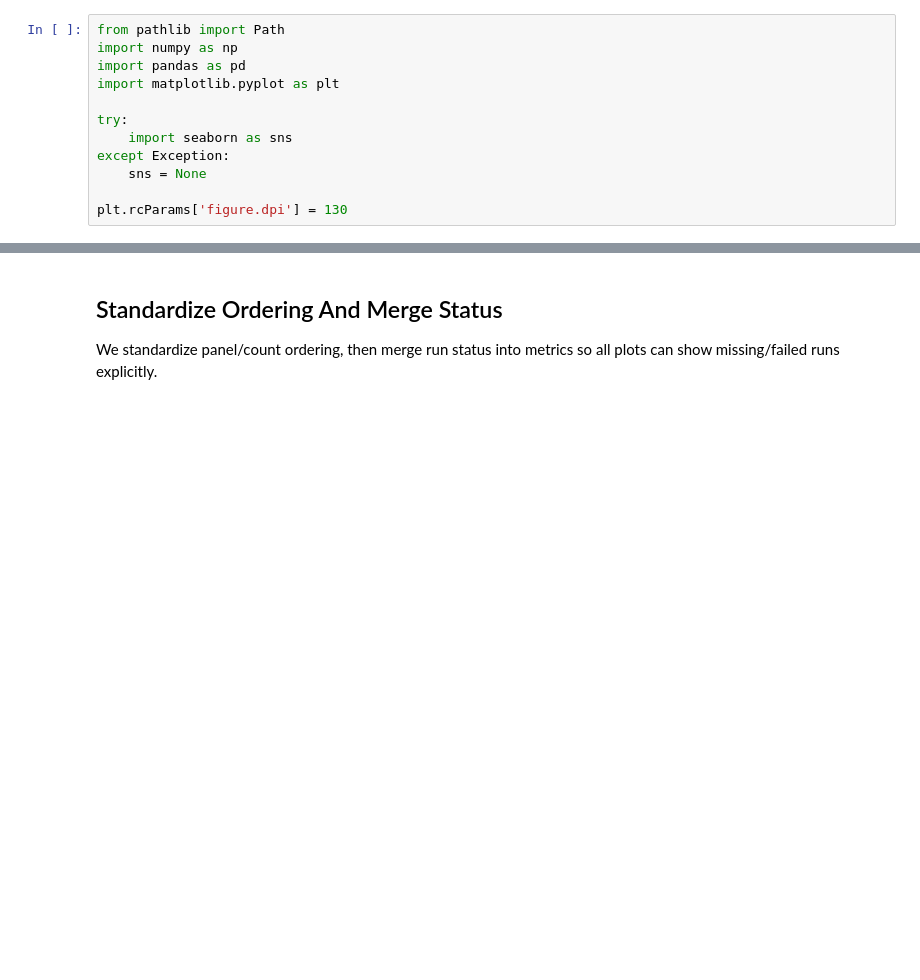
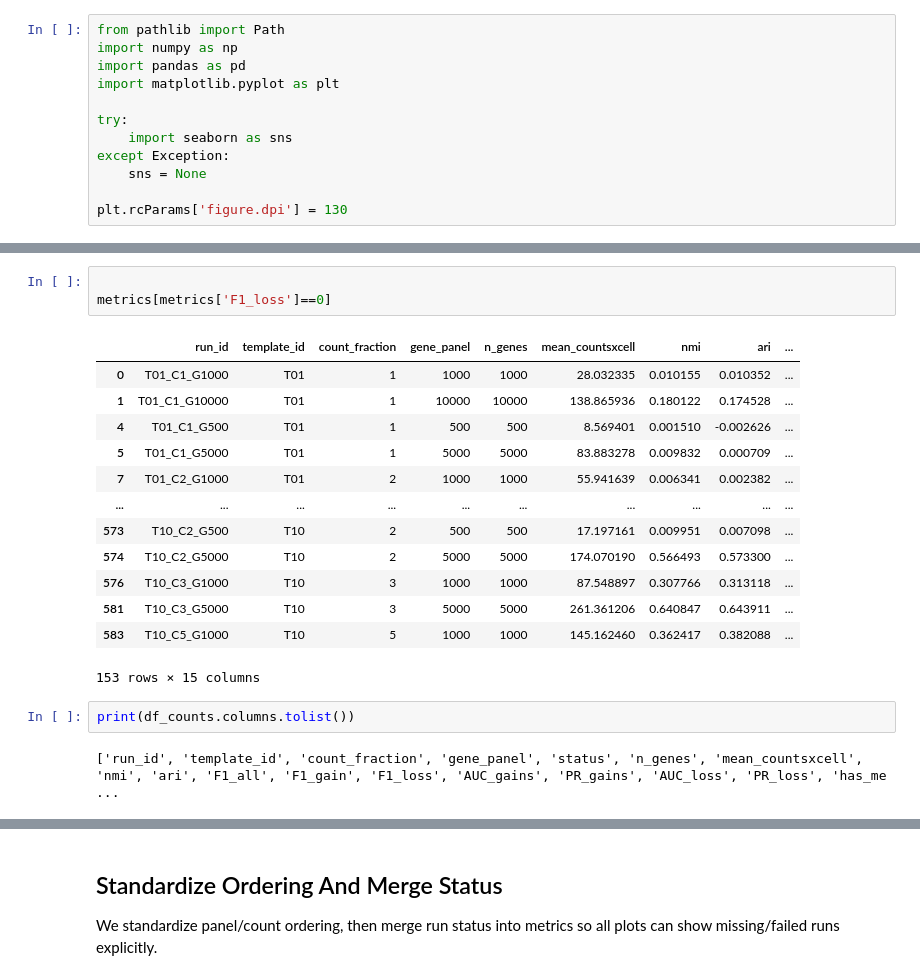
Before and after one commit to Moldia/InSituCNV-manuscript, a Jupyter notebook: Evaluate_technical_constrains/06_Visualize_results/06_visualize_metrics.ipynb, the cells around one changed output, grey strips where cells are left out. Drawn from its saved outputs; the diff is of its cells as text; blank space fills up the shorter version.

```diff
--- a/Evaluate_technical_constrains/06_Visualize_results/06_visualize_metrics.ipynb
+++ b/Evaluate_technical_constrains/06_Visualize_results/06_visualize_metrics.ipynb
@@ -43,0 +44,21 @@ unique metrics run_id: 609
+# %%
+
+metrics[metrics['F1_loss']==0]
+# %% [output]
+|  | run_id | template_id | count_fraction | gene_panel | n_genes | mean_countsxcell | nmi | ari | ... |
+| 0 | T01_C1_G1000 | T01 | 1 | 1000 | 1000 | 28.032335 | 0.010155 | 0.010352 | ... |
+| 1 | T01_C1_G10000 | T01 | 1 | 10000 | 10000 | 138.865936 | 0.180122 | 0.174528 | ... |
+| 4 | T01_C1_G500 | T01 | 1 | 500 | 500 | 8.569401 | 0.001510 | -0.002626 | ... |
+| 5 | T01_C1_G5000 | T01 | 1 | 5000 | 5000 | 83.883278 | 0.009832 | 0.000709 | ... |
+| 7 | T01_C2_G1000 | T01 | 2 | 1000 | 1000 | 55.941639 | 0.006341 | 0.002382 | ... |
+| ... | ... | ... | ... | ... | ... | ... | ... | ... | ... |
+| 573 | T10_C2_G500 | T10 | 2 | 500 | 500 | 17.197161 | 0.009951 | 0.007098 | ... |
+| 574 | T10_C2_G5000 | T10 | 2 | 5000 | 5000 | 174.070190 | 0.566493 | 0.573300 | ... |
+| 576 | T10_C3_G1000 | T10 | 3 | 1000 | 1000 | 87.548897 | 0.307766 | 0.313118 | ... |
+| 581 | T10_C3_G5000 | T10 | 3 | 5000 | 5000 | 261.361206 | 0.640847 | 0.643911 | ... |
+| 583 | T10_C5_G1000 | T10 | 5 | 1000 | 1000 | 145.162460 | 0.362417 | 0.382088 | ... |
+153 rows × 15 columns
+# %%
+print(df_counts.columns.tolist())
+# %% [output]
+['run_id', 'template_id', 'count_fraction', 'gene_panel', 'status', 'n_genes', 'mean_countsxcell', 'nmi', 'ari', 'F1_all', 'F1_gain', 'F1_loss', 'AUC_gains', 'PR_gains', 'AUC_loss', 'PR_loss', 'has_me ...
```
Also changed, not shown: parts of 16 cells of this notebook, 28 other files.
